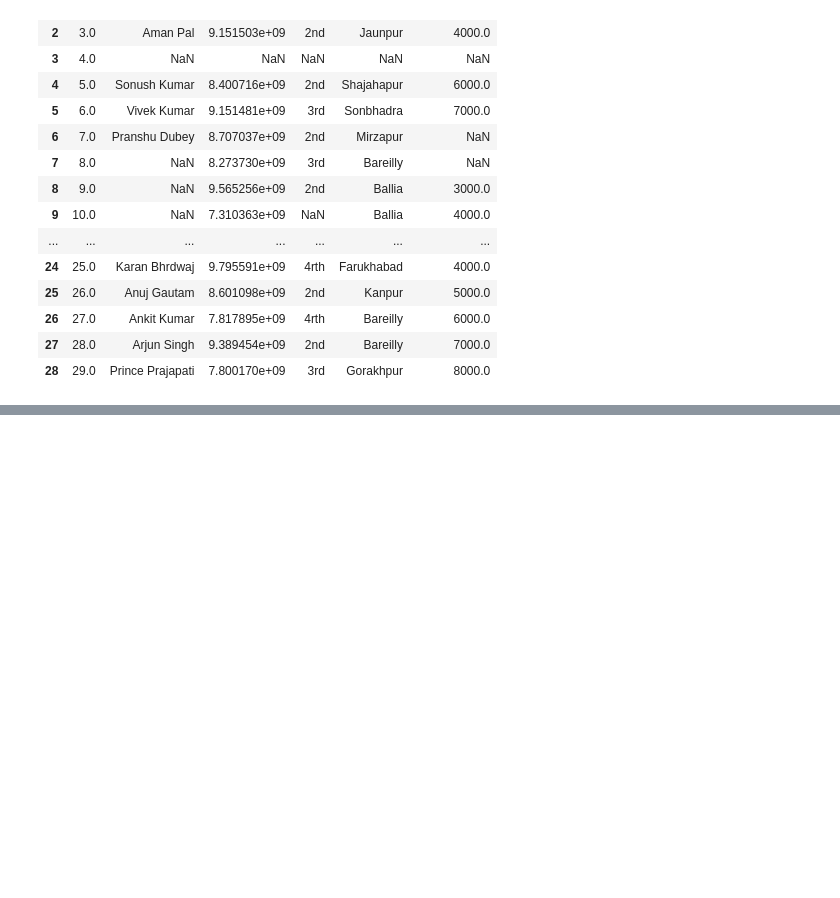
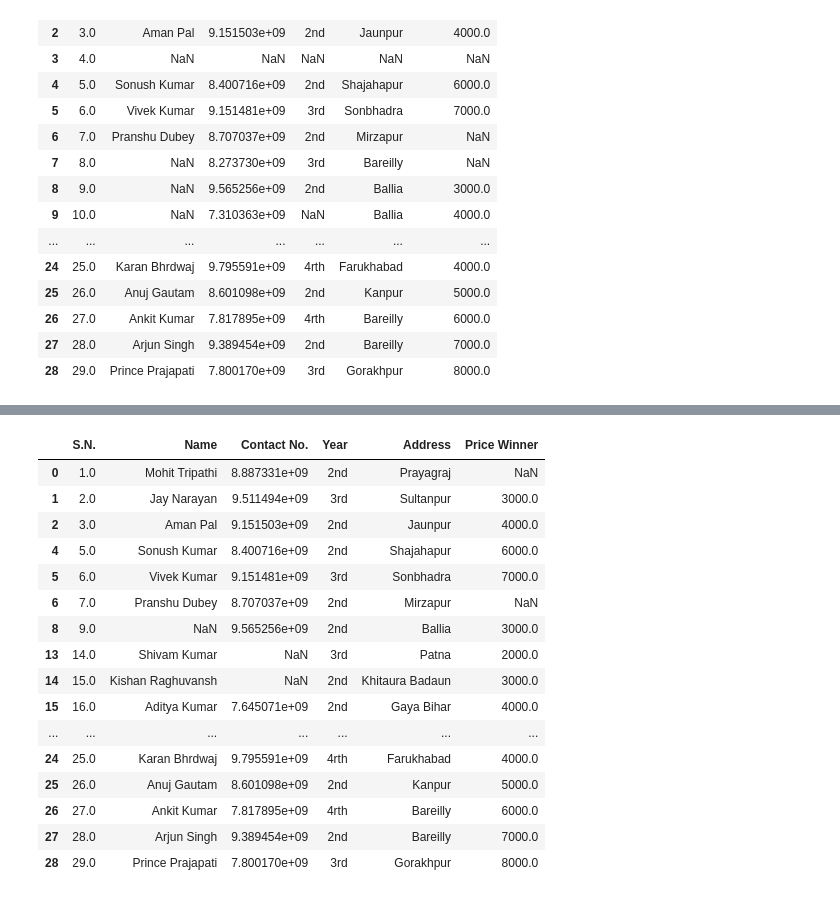
Before and after one commit to NeerajKatheriya1435/Data_Analysis_Std, a Jupyter notebook: Pandas5.ipynb, the cells around one changed output, grey strips where cells are left out. Saved outputs shown, nothing was run; the diff lists cells and outputs as text; code cells hidden in the pictures; blank space fills up the shorter version.

```diff
--- a/Pandas5.ipynb
+++ b/Pandas5.ipynb
@@ -65,0 +86,24 @@ datanew1.dropna(how="all")
+# %%
+import pandas as pd
+datanew1=pd.read_csv("newtest3.csv")
+datanew1.dropna(thresh=5)
+# datanew1.dropna(thresh=3)
+# datanew1
+# %% [output]
+|  | S.N. | Name | Contact No. | Year | Address | Price Winner |
+| 0 | 1.0 | Mohit Tripathi | 8.887331e+09 | 2nd | Prayagraj | NaN |
+| 1 | 2.0 | Jay Narayan | 9.511494e+09 | 3rd | Sultanpur | 3000.0 |
+| 2 | 3.0 | Aman Pal | 9.151503e+09 | 2nd | Jaunpur | 4000.0 |
+| 4 | 5.0 | Sonush Kumar | 8.400716e+09 | 2nd | Shajahapur | 6000.0 |
+| 5 | 6.0 | Vivek Kumar | 9.151481e+09 | 3rd | Sonbhadra | 7000.0 |
+| 6 | 7.0 | Pranshu Dubey | 8.707037e+09 | 2nd | Mirzapur | NaN |
+| 8 | 9.0 | NaN | 9.565256e+09 | 2nd | Ballia | 3000.0 |
+| 13 | 14.0 | Shivam Kumar | NaN | 3rd | Patna | 2000.0 |
+| 14 | 15.0 | Kishan Raghuvansh | NaN | 2nd | Khitaura Badaun | 3000.0 |
+| 15 | 16.0 | Aditya Kumar | 7.645071e+09 | 2nd | Gaya Bihar | 4000.0 |
+| ... | ... | ... | ... | ... | ... | ... |
+| 24 | 25.0 | Karan Bhrdwaj | 9.795591e+09 | 4rth | Farukhabad | 4000.0 |
+| 25 | 26.0 | Anuj Gautam | 8.601098e+09 | 2nd | Kanpur | 5000.0 |
+| 26 | 27.0 | Ankit Kumar | 7.817895e+09 | 4rth | Bareilly | 6000.0 |
+| 27 | 28.0 | Arjun Singh | 9.389454e+09 | 2nd | Bareilly | 7000.0 |
+| 28 | 29.0 | Prince Prajapati | 7.800170e+09 | 3rd | Gorakhpur | 8000.0 |
```
Also changed, not shown: parts of 6 cells of this notebook, 3 other files.
